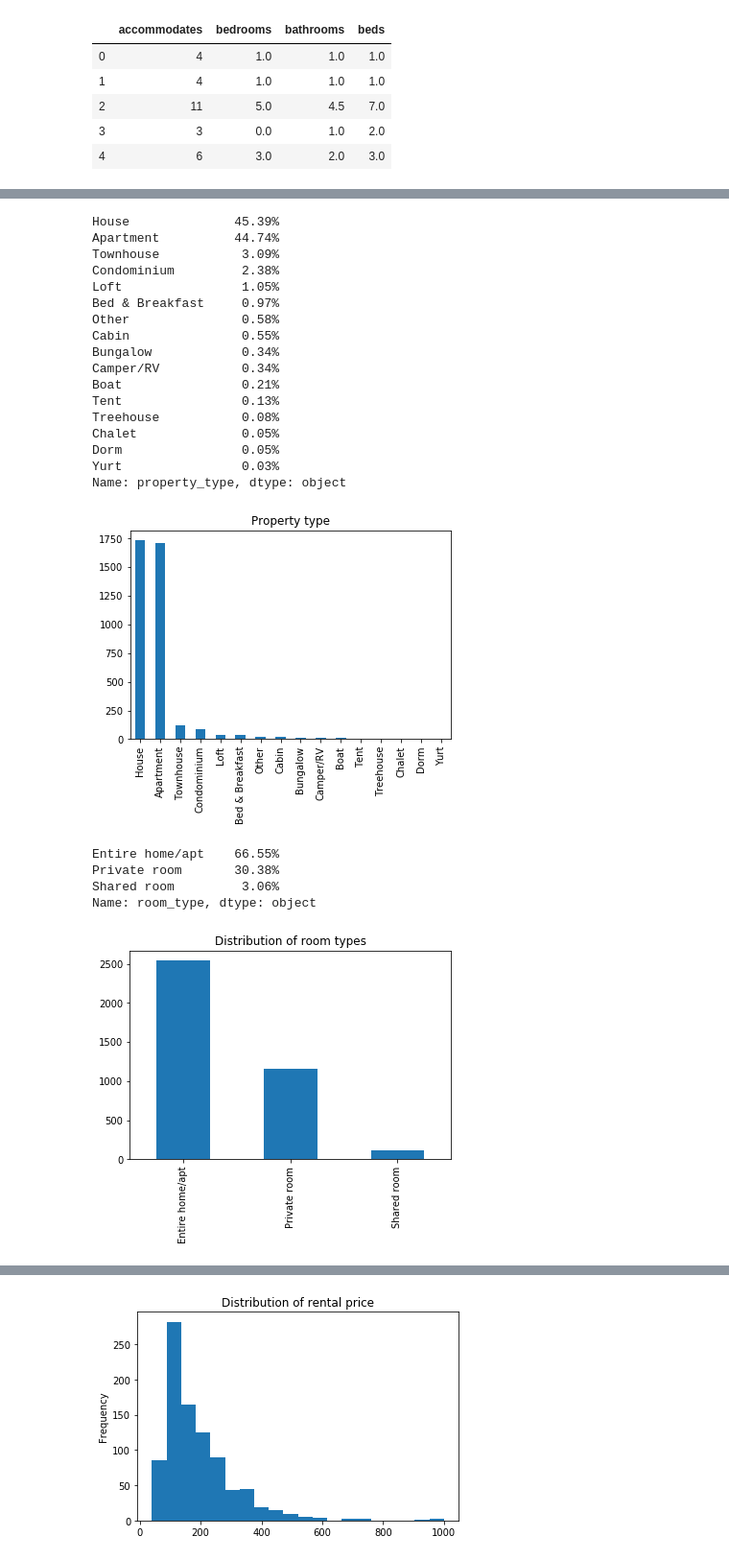
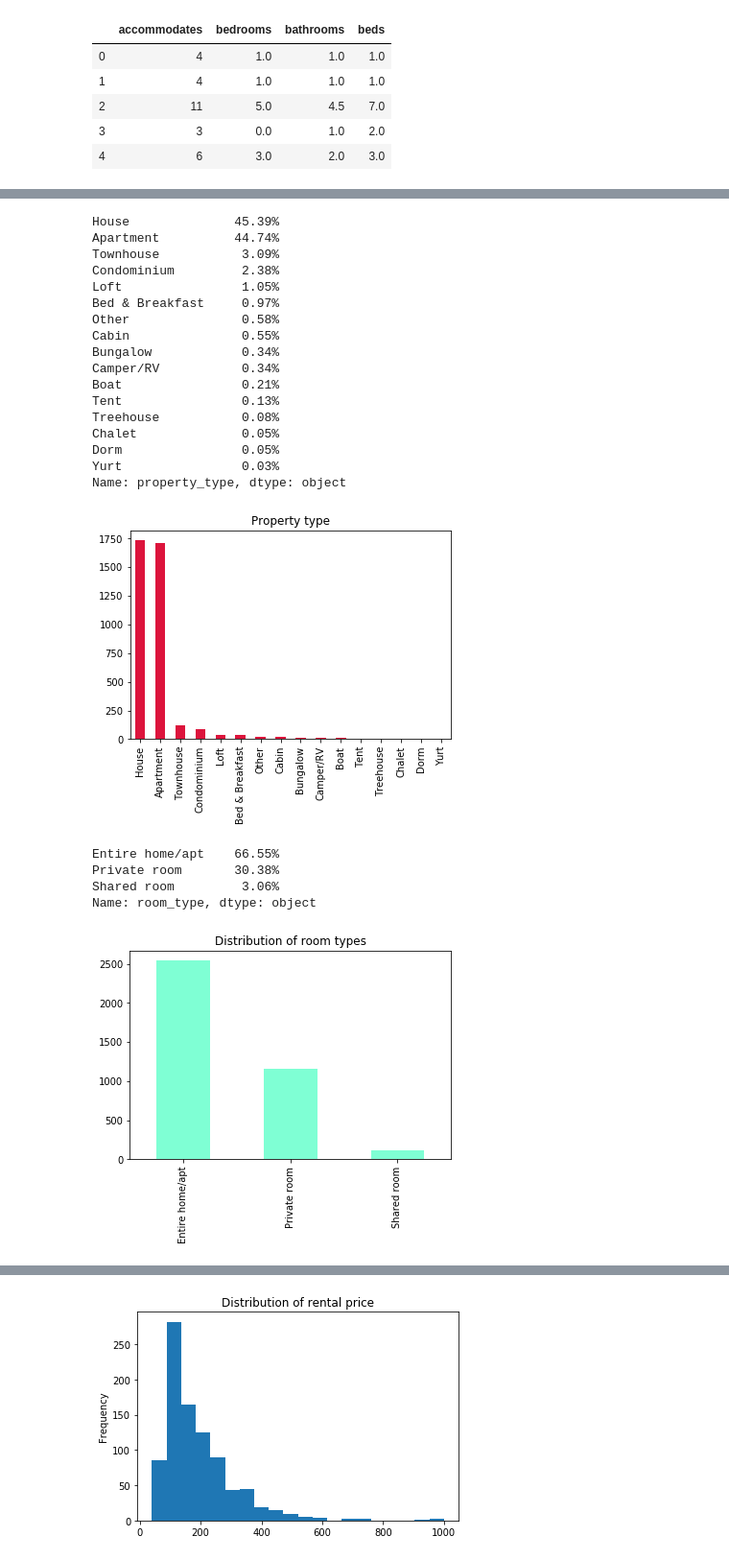
Before and after one commit to smamane/airbnb-seattle, a Jupyter notebook: seattle_project.ipynb, the cells around one changed output, grey strips where cells are left out. Shown at 96% size. Drawn from its saved outputs; the diff is of its cells as text; code cells hidden in the pictures.

```diff
--- a/seattle_project.ipynb
+++ b/seattle_project.ipynb
@@ -112,5 +229,5 @@ df[prices]=df[prices].replace(['\$',','],"",regex=True).astype(float)
 # %%
-def percentage(variable,title=""):
+def percentage(variable,title="", color="cyan"):
     """Calculates and plots the distribution of a qualitative variable.
     Args:
     variable (Panda Series)
@@ -118,6 +235,6 @@ def percentage(variable,title=""):
     """
     proportion = variable.value_counts()
     print((proportion/len(df)).map("{:.2%}".format))
-    proportion.plot(kind='bar',title = title);
+    proportion.plot(kind='bar',title = title,color=color);
     return proportion
 # %%
@@ -145,6 +262,6 @@ Name: neighbourhood_group_cleansed, dtype: object
 # %%
 #Distribution of property types
-percentage(df.property_type,'Property type');
+percentage(df.property_type,'Property type',color="crimson");
 # %% [output]
 House              45.39%
 Apartment          44.74%
@@ -163,16 +280,16 @@ Chalet              0.05%
 Dorm                0.05%
 Yurt                0.03%
 Name: property_type, dtype: object
-[figure, old version]
+[figure, new version]
 # %%
 #Distribution of room types
-percentage(df.room_type, 'Distribution of room types');
+percentage(df.room_type, 'Distribution of room types',color="aquamarine");
 # %% [output]
 Entire home/apt    66.55%
 Private room       30.38%
 Shared room         3.06%
 Name: room_type, dtype: object
-[figure, old version]
+[figure, new version]
 # %%
 def averages(quant,qual,title=""):
     """
```
Also changed, not shown: parts of 34 cells of this notebook.
